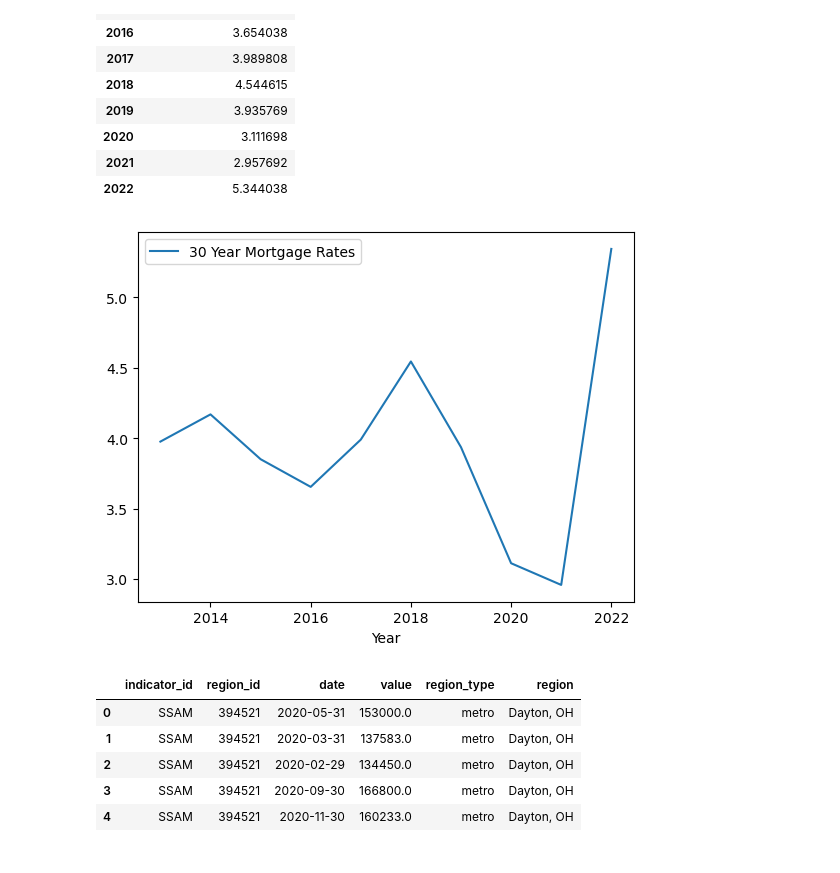
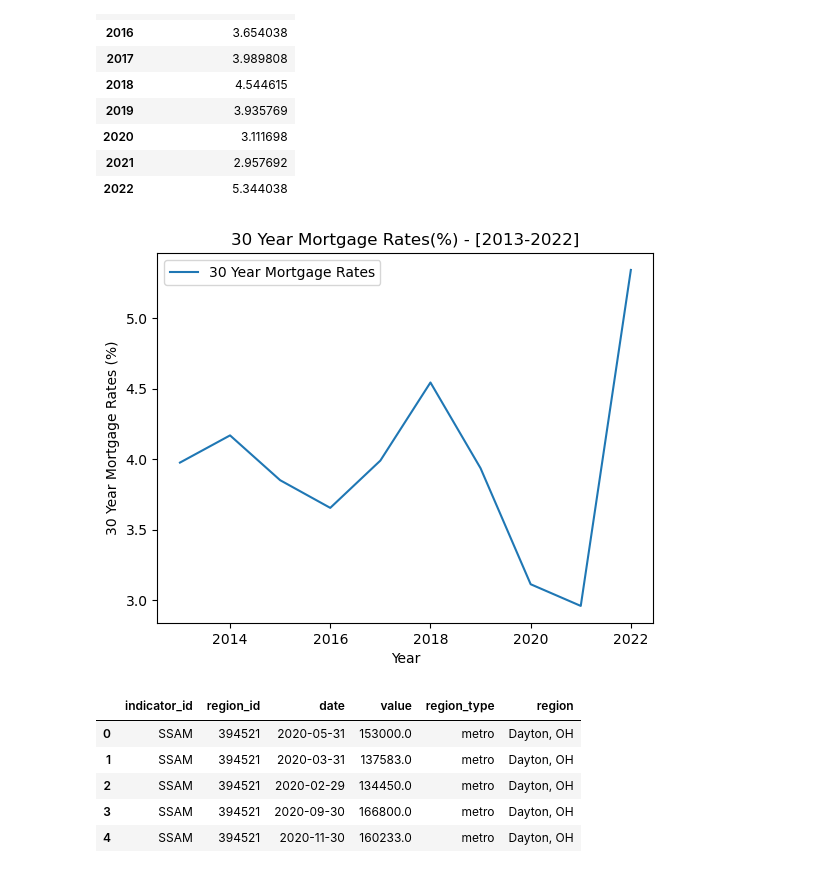
Before and after one commit to ramkumarpj/project-one, a Jupyter notebook: code/HomeSales_InterestRate_Analysis.ipynb, the cells around one changed output. Saved outputs shown, nothing was run; the diff lists cells and outputs as text; code cells hidden in the pictures.

```diff
--- a/code/HomeSales_InterestRate_Analysis.ipynb
+++ b/code/HomeSales_InterestRate_Analysis.ipynb
@@ -103,7 +103,10 @@ dfMortageRates_
 | 2022 | 5.344038 |
 # %%
 dfMortageRates_.plot(y='30 Year Mortgage Rates', kind='line', use_index=True)
+plt.xlabel('Year')
+plt.ylabel('30 Year Mortgage Rates (%)')
+plt.title('30 Year Mortgage Rates(%) - [2013-2022]')
 plt.show()
 # %% [output]
-[figure, old version]
+[figure, new version]
 # %%
```
Also changed, not shown: parts of 27 cells of this notebook, 3 other files.
